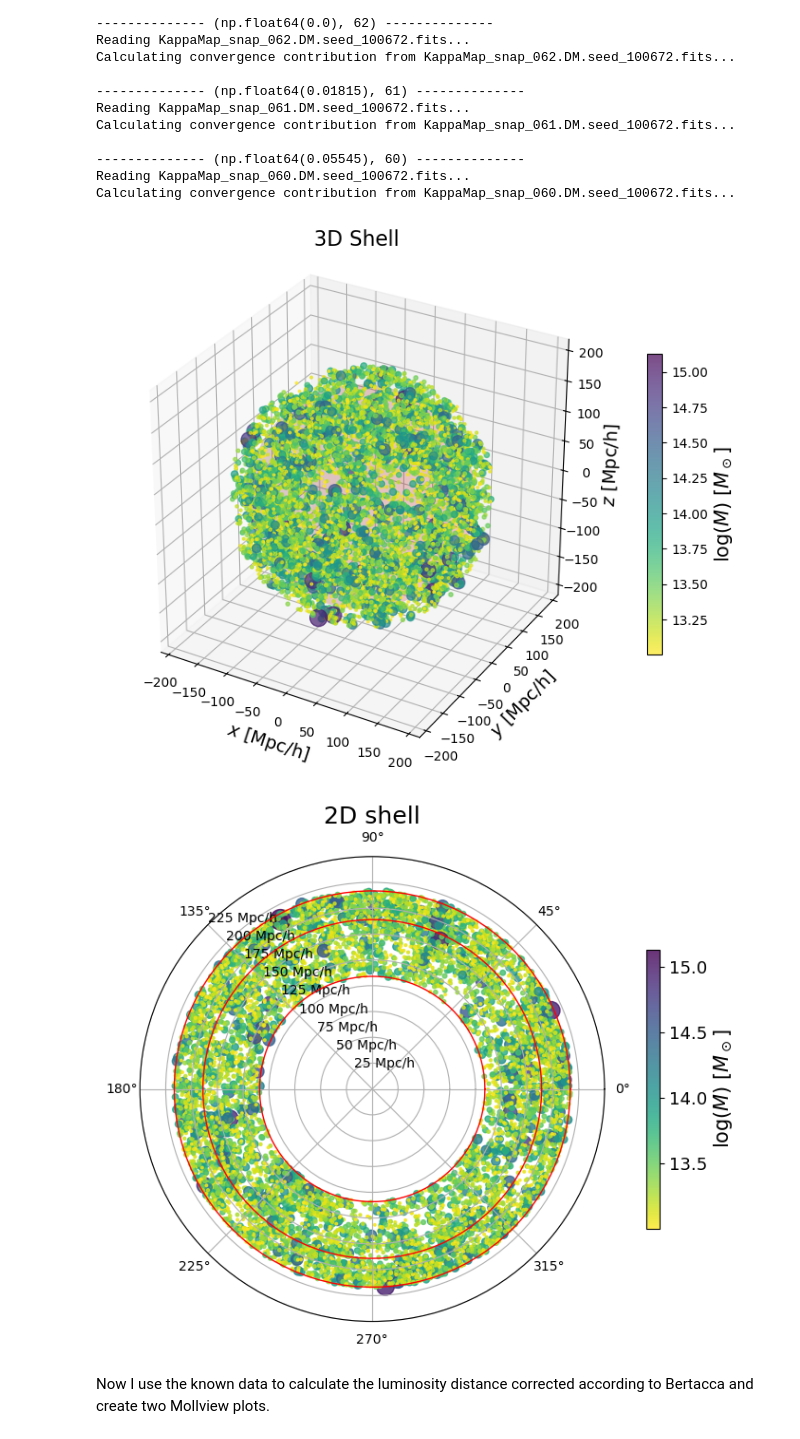
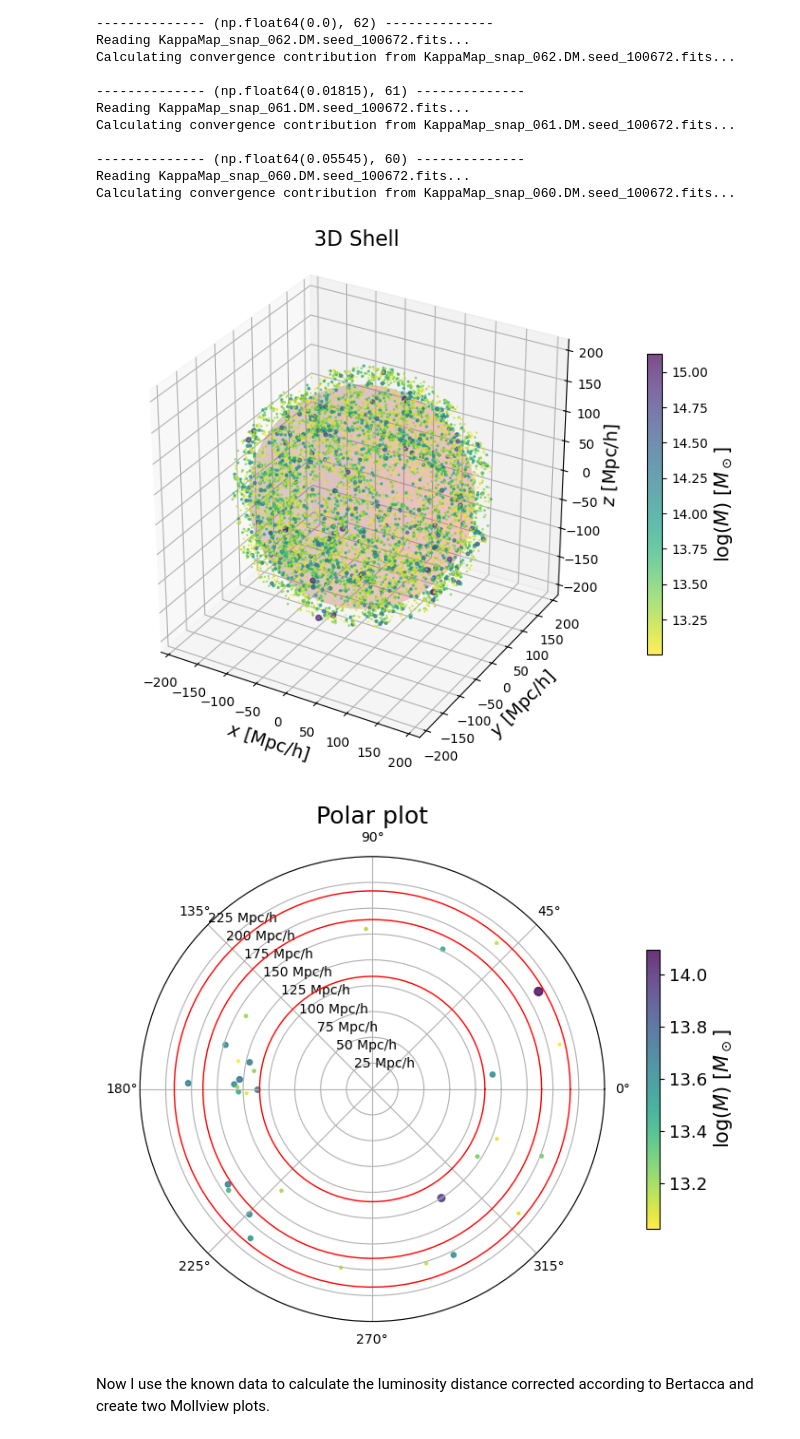
Before and after one commit to matteopicciolini/MasterThesis, a Jupyter notebook: Halos.ipynb, the cells around one changed output. Drawn from its saved outputs; the diff is of its cells as text; code cells hidden in the pictures.

```diff
--- a/Halos.ipynb
+++ b/Halos.ipynb
@@ -143,7 +166,7 @@ sc = ax.scatter(catalog_selection.pos_x/10**3,
                 catalog_selection.pos_z/10**3,
                 c=10 + np.log10(catalog_selection.mass),
                 cmap='viridis_r',
-                s=0.0005 * np.log10(catalog_selection.mass)**8,
+                s=0.00005 * np.log10(catalog_selection.mass)**8,
                 alpha=0.7)
 
 # Aggiungi una barra colori per rappresentare la massa
@@ -168,46 +191,46 @@ plt.tight_layout()
 # Mostra il grafico
 plt.show()
 # %% [output]
-[figure, old version]
+[figure, new version]
 # %%
 fig, ax = plt.subplots(subplot_kw={'projection': 'polar'}, figsize=(9, 6))  # Dimensioni aumentate
-
+mask = (catalog_selection.theta < 0.1) & (catalog_selection.theta > 0.01)
 # Scatter plot: posizione degli aloni nel piano (distanza vs angolo azimutale)
-sc = ax.scatter(catalog_selection.phi, catalog_selection.distance/(10**3),
-                c=10 + np.log10(catalog_selection.mass),
+sc = ax.scatter(catalog_selection.phi[mask], catalog_selection.distance[mask]/(10**3),
+                c=10 + np.log10(catalog_selection.mass[mask]),
                 cmap='viridis_r',
-                s=0.0005 * np.log10(catalog_selection.mass)**8,
+                s=0.0005 * np.log10(catalog_selection.mass[mask])**8,
                 alpha=0.8)
 
 # Aggiungi cerchi con raggi specifici
 radii = [info.from_snapshot_get(snapshot_number, 'xstart')/(10**3),
          info.from_snapshot_get(snapshot_number, 'distance')/(10**3),
          info.from_snapshot_get(snapshot_number, 'xend')/(10**3)]
 
 for radius in radii:
     ax.plot(np.linspace(0, 2 * np.pi, 100), np.full(100, radius),
             lw=1, color='red')
 
 # Barra colori
 cb = plt.colorbar(sc, ax=ax, shrink=0.6)
 cb.set_label(rf'$\log(M)$ [$M_\odot$]', fontsize=15)
 cb.ax.tick_params(labelsize=13)
 
 # Configurazione degli assi
-ax.set_title('2D shell', fontsize=18)
+ax.set_title('Polar plot', fontsize=18)
 
 # Modifica dei label per coordinate polari
 ax.set_rlabel_position(135)
 
 
 ax.set_rticks([25, 50, 75, 100, 125, 150, 175, 200, 225])
 ax.set_yticklabels([f"{r} Mpc/h" for r in [25, 50, 75, 100, 125, 150, 175, 200, 225]])
 
 
 plt.tight_layout()
 plt.show()
 # %% [output]
-[figure, old version]
+[figure, new version]
 # %% [markdown]
 Now I use the known data to calculate the luminosity distance corrected according to Bertacca and create two Mollview plots.
 # %%
```
Also changed, not shown: parts of 11 cells of this notebook, 1 other file.
